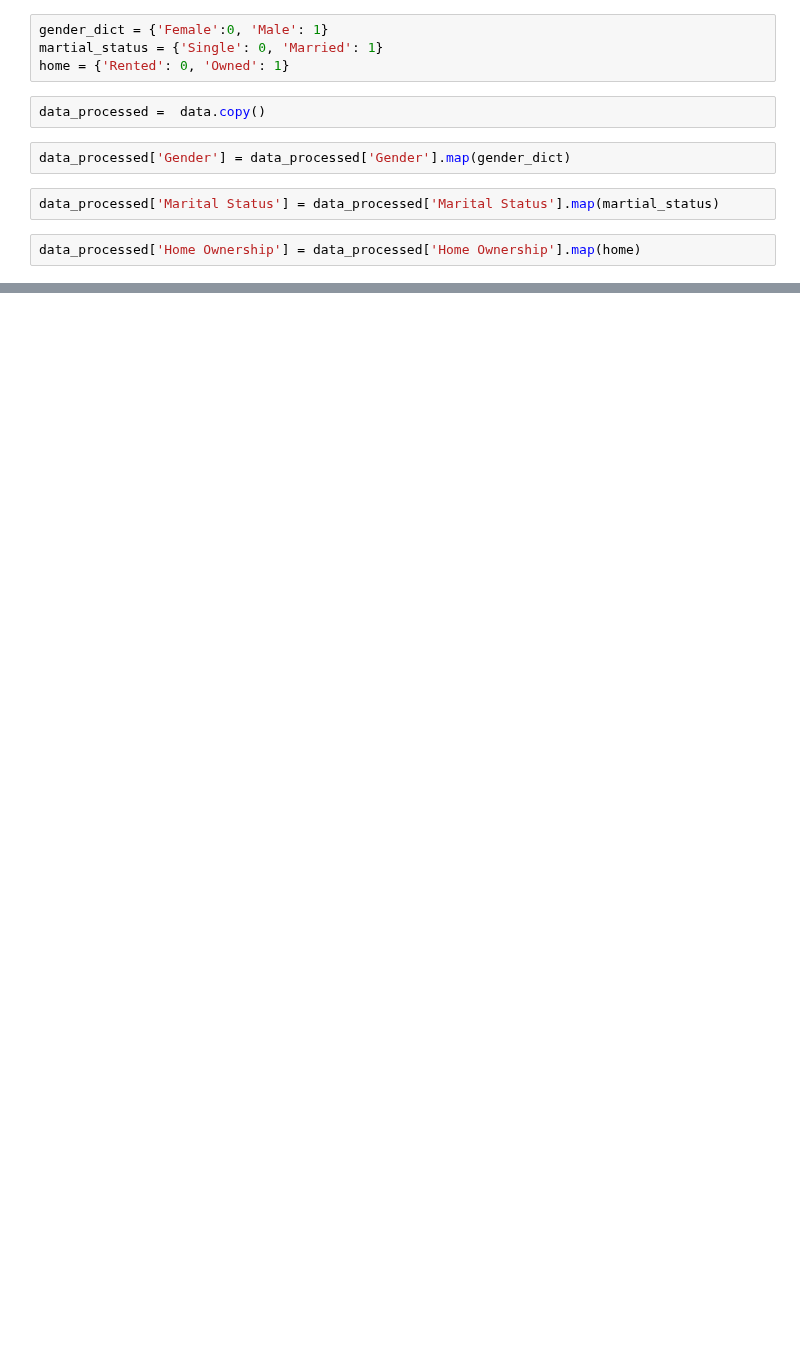
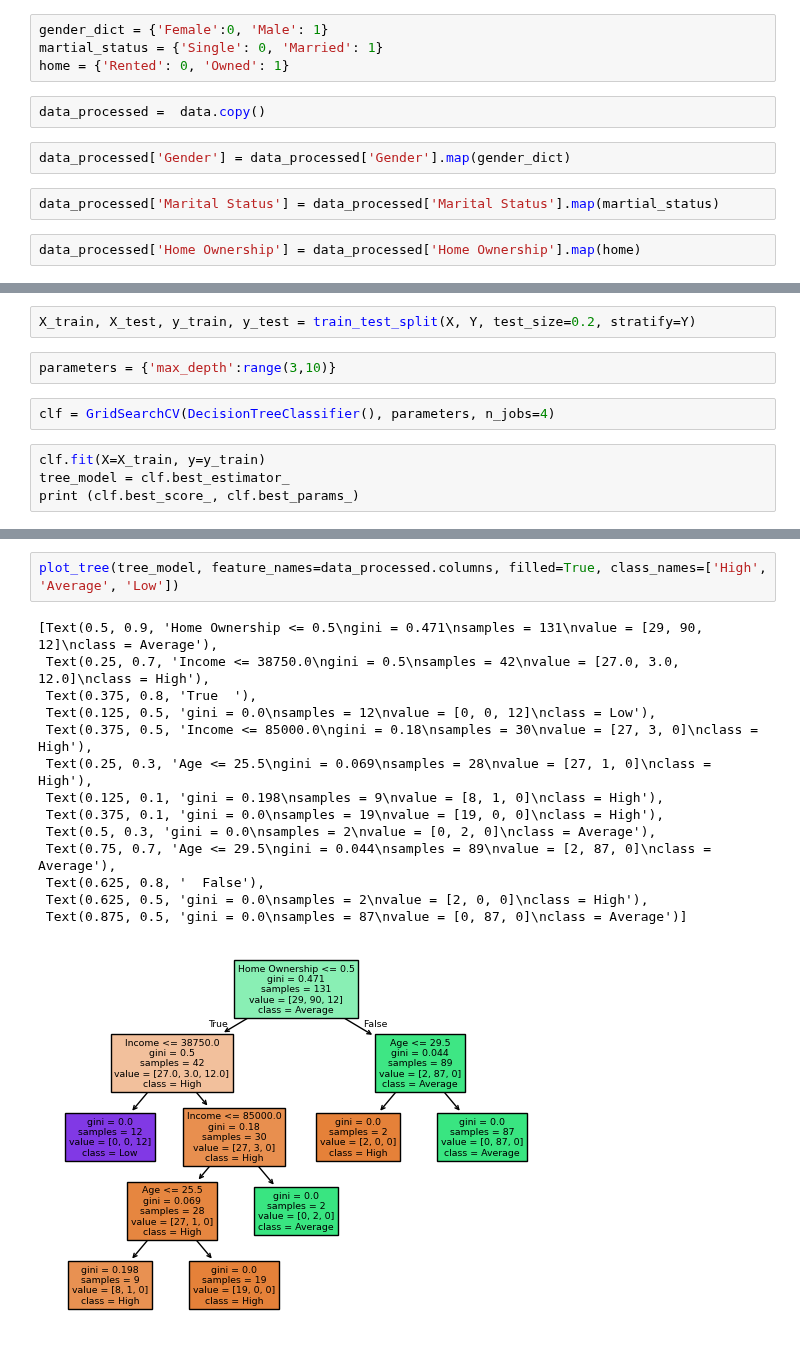
Before and after one commit to StoryTeller72/Credit-Score, a Jupyter notebook: credit_score.ipynb, the cells around one changed output, grey strips where cells are left out. Cells and saved outputs as stored; diff of their text form; blank space fills up the shorter version.

```diff
--- a/credit_score.ipynb
+++ b/credit_score.ipynb
@@ -170,0 +285,10 @@ AttributeError: 'DataFrame' object has no attribute 'get_dummies'
+# %%
+X_train, X_test, y_train, y_test = train_test_split(X, Y, test_size=0.2, stratify=Y)
+# %%
+parameters = {'max_depth':range(3,10)}
+# %%
+clf = GridSearchCV(DecisionTreeClassifier(), parameters, n_jobs=4)
+# %%
+clf.fit(X=X_train, y=y_train)
+tree_model = clf.best_estimator_
+print (clf.best_score_, clf.best_params_)
@@ -170,0 +323,17 @@ AttributeError: 'DataFrame' object has no attribute 'get_dummies'
+# %%
+plot_tree(tree_model, feature_names=data_processed.columns, filled=True, class_names=['High', 'Average', 'Low'])
+# %% [output]
+[Text(0.5, 0.9, 'Home Ownership <= 0.5\ngini = 0.471\nsamples = 131\nvalue = [29, 90, 12]\nclass = Average'),
+ Text(0.25, 0.7, 'Income <= 38750.0\ngini = 0.5\nsamples = 42\nvalue = [27.0, 3.0, 12.0]\nclass = High'),
+ Text(0.375, 0.8, 'True  '),
+ Text(0.125, 0.5, 'gini = 0.0\nsamples = 12\nvalue = [0, 0, 12]\nclass = Low'),
+ Text(0.375, 0.5, 'Income <= 85000.0\ngini = 0.18\nsamples = 30\nvalue = [27, 3, 0]\nclass = High'),
+ Text(0.25, 0.3, 'Age <= 25.5\ngini = 0.069\nsamples = 28\nvalue = [27, 1, 0]\nclass = High'),
+ Text(0.125, 0.1, 'gini = 0.198\nsamples = 9\nvalue = [8, 1, 0]\nclass = High'),
+ Text(0.375, 0.1, 'gini = 0.0\nsamples = 19\nvalue = [19, 0, 0]\nclass = High'),
+ Text(0.5, 0.3, 'gini = 0.0\nsamples = 2\nvalue = [0, 2, 0]\nclass = Average'),
+ Text(0.75, 0.7, 'Age <= 29.5\ngini = 0.044\nsamples = 89\nvalue = [2, 87, 0]\nclass = Average'),
+ Text(0.625, 0.8, '  False'),
+ Text(0.625, 0.5, 'gini = 0.0\nsamples = 2\nvalue = [2, 0, 0]\nclass = High'),
+ Text(0.875, 0.5, 'gini = 0.0\nsamples = 87\nvalue = [0, 87, 0]\nclass = Average')]
+[figure, added]
```
Also changed, not shown: parts of 32 cells of this notebook.
